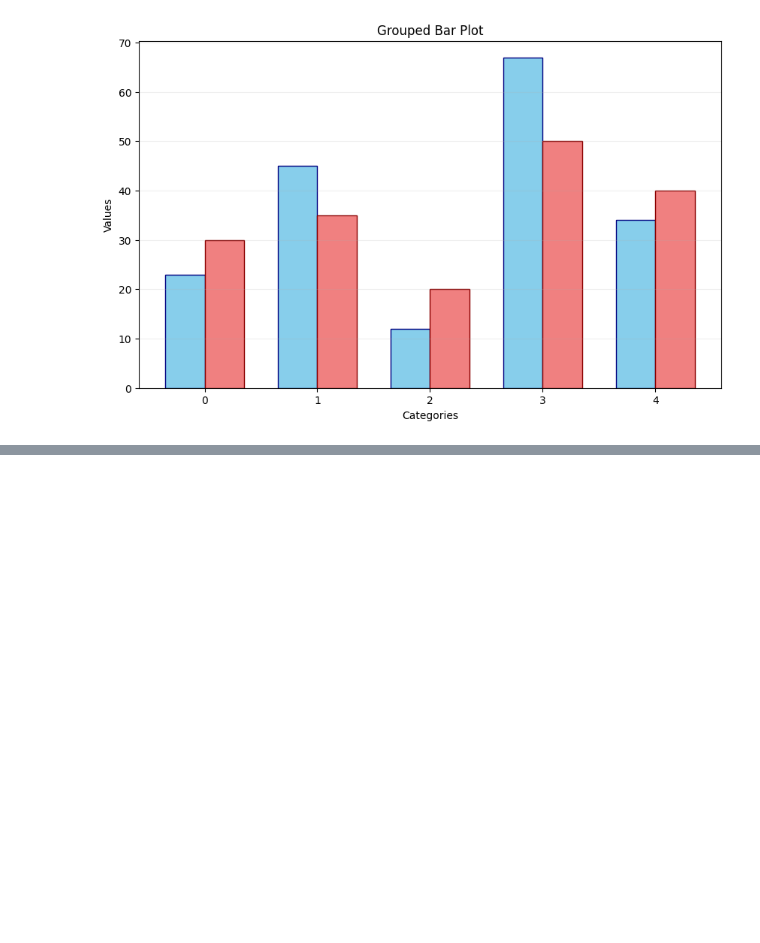
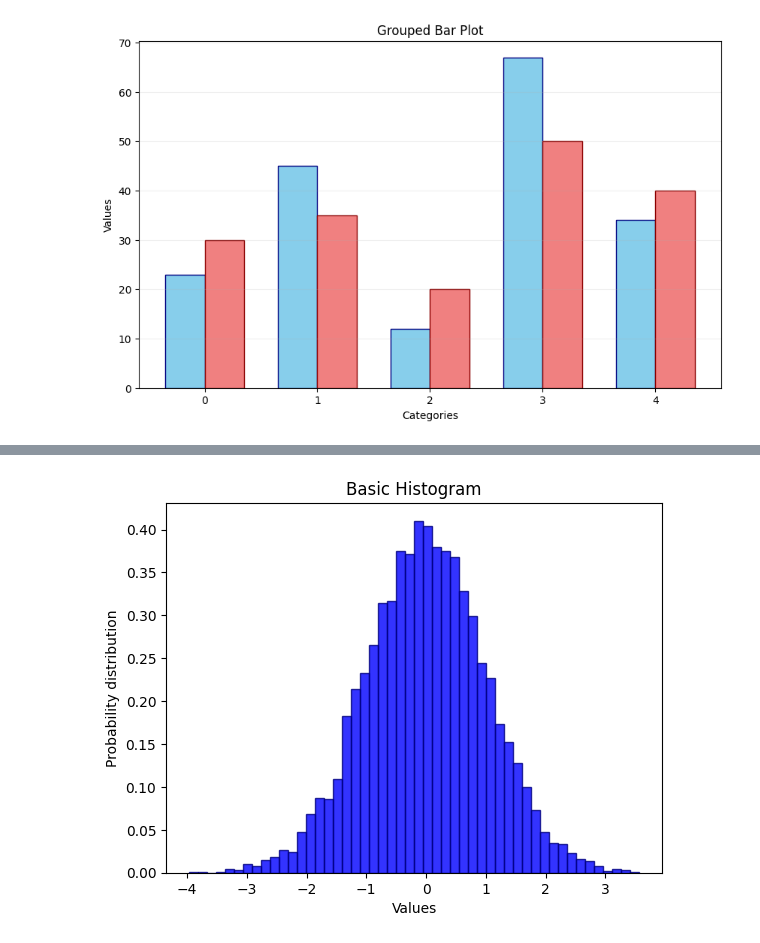
Before and after one commit to varunptel/Pythoning, a Jupyter notebook: Python_Matplotlib.ipynb, the cells around one changed output, grey strips where cells are left out. Saved outputs shown, nothing was run; the diff lists cells and outputs as text; code cells hidden in the pictures; blank space fills up the shorter version.

Commit message:
Histogram understood

```diff
--- a/Python_Matplotlib.ipynb
+++ b/Python_Matplotlib.ipynb
@@ -375,0 +396,13 @@ plt.grid(axis = 'y', alpha = 0.2)
+# %%
+import numpy as np
+import matplotlib.pyplot as plt
+
+x = np.random.normal(loc = 0, scale = 1, size = 10000)
+
+plt.hist(x, bins = 50,density = True, color = 'blue', edgecolor = 'navy', alpha = 0.8)
+plt.title("Basic Histogram")
+plt.xlabel("Values")
+plt.ylabel("Probability distribution")
+plt.show()
+# %% [output]
+[figure, added]
```
Also changed, not shown: parts of 5 cells of this notebook.
